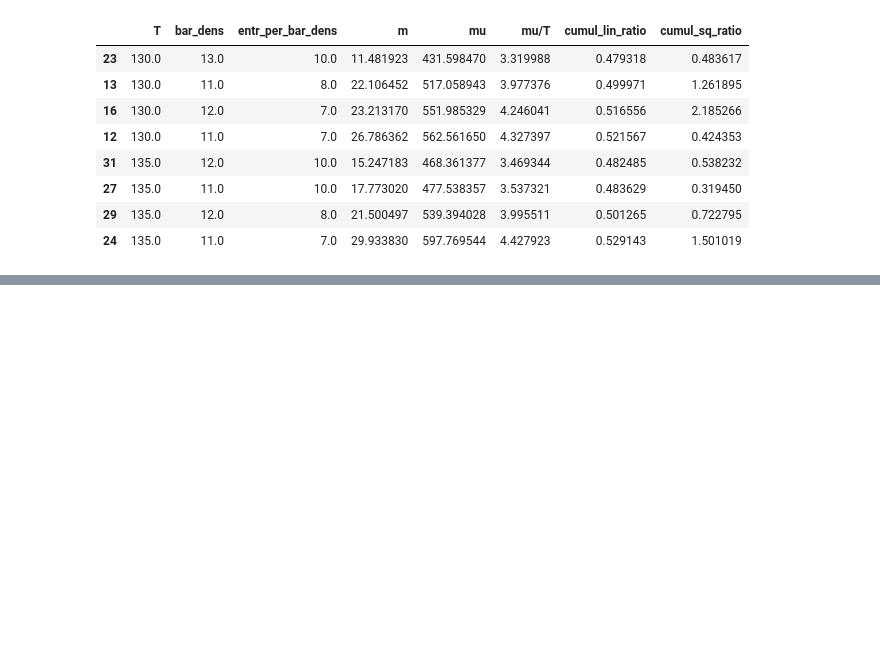
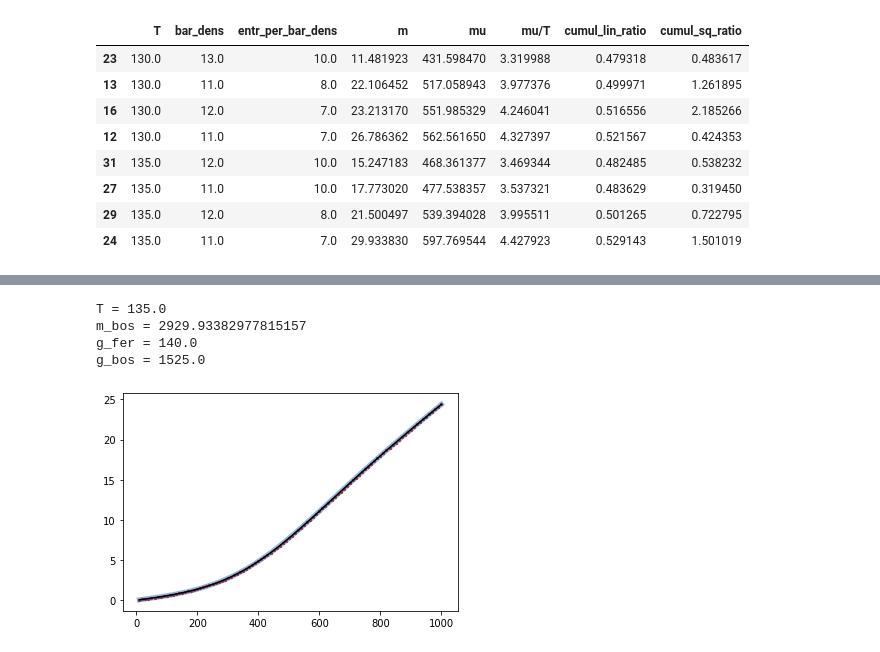
Before and after one commit to NazyS/relativistic-ISCT-EoS, a Jupyter notebook: phase_transition.ipynb, the cells around one changed output, grey strips where cells are left out. Saved outputs shown, nothing was run; the diff lists cells and outputs as text; code cells hidden in the pictures; blank space fills up the shorter version.

```diff
--- a/phase_transition.ipynb
+++ b/phase_transition.ipynb
@@ -325,0 +355,2 @@ plt.show()
+# %%
+df = pd.read_csv('cs_sq_fulldata/cumuls/cumul_data2_T_135.0_m_bos_29.93382977815157_g_fer_140.0_g_bos_1525.0_.csv')
@@ -325,0 +373,26 @@ plt.show()
+# %%
+T, m_bos, g_fer, g_bos = read_params_from_cumul_data('cumul_data2_T_135.0_m_bos_29.93382977815157_g_fer_140.0_g_bos_1525.0_.csv')
+print(
+'''
+T = {}
+m_bos = 29{}
+g_fer = {}
+g_bos = {}
+'''
+.format(T, m_bos, g_fer, g_bos))
+eos = Relativistic_ISCT(m=[1.5*m_bos, m_bos], R=0.39, b=0.,  components=2, eos='ISCT', g=[g_fer, g_bos])
+# %% [output]
+T = 135.0
+m_bos = 2929.93382977815157
+g_fer = 140.0
+g_bos = 1525.0
+# %%
+plt.plot(df['mu'], [c1(mu) for mu in df['mu']], linewidth=5, alpha=0.5)
+plt.plot(
+    df['mu'],
+    eos.splined_cumul_per_vol(1, T, df['mu'], 0, splinedata=(df['mu'], df['p'])), c='k'
+)
+plt.scatter(df['mu'], df['k1_per_V'], s=5, c='r')
+plt.show()
+# %% [output]
+[figure, added]
```
Also changed, not shown: parts of 33 cells of this notebook.
